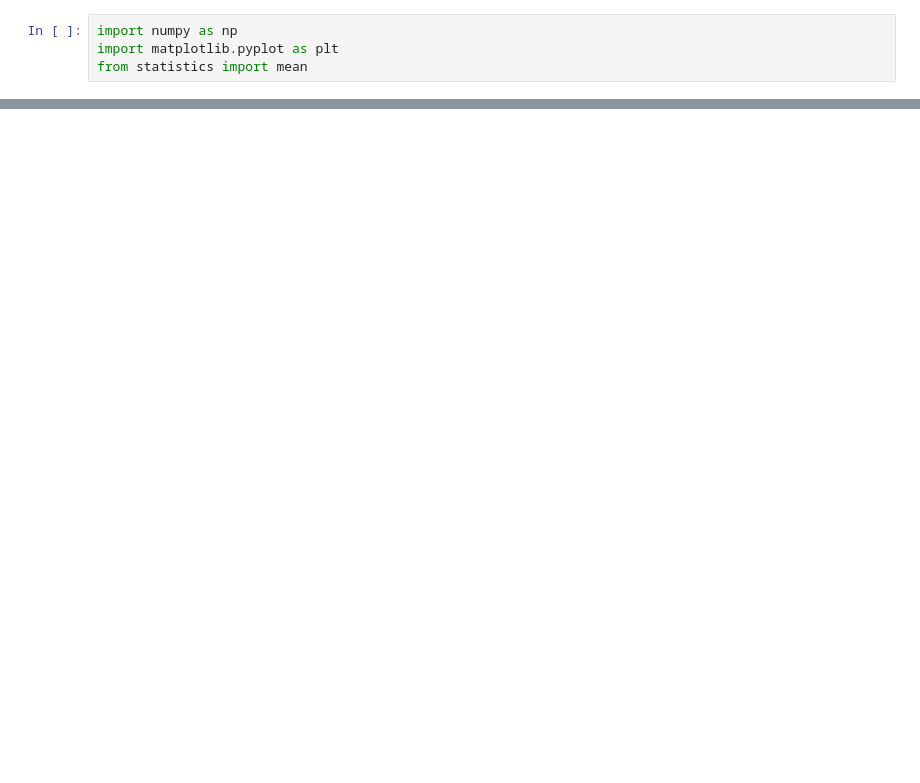
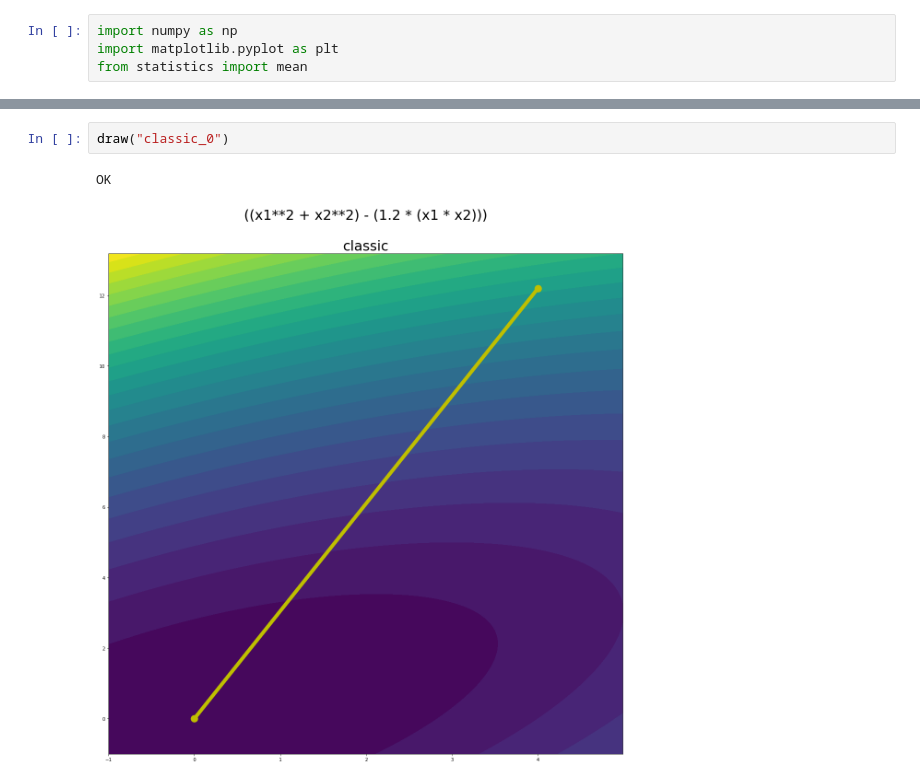
Before and after one commit to Brat-vseznamus/optimization-methods, a Jupyter notebook: pythonUtils/Graphs.ipynb, the cells around one changed output, grey strips where cells are left out. Cells and saved outputs as stored; diff of their text form; blank space fills up the shorter version.

```diff
--- a/pythonUtils/Graphs.ipynb
+++ b/pythonUtils/Graphs.ipynb
@@ -52,0 +70,5 @@ draw("descent")
+# %%
+draw("classic_0")
+# %% [output]
+OK
+[figure, added]
```
Also changed, not shown: parts of 3 cells of this notebook, 14 other files.
